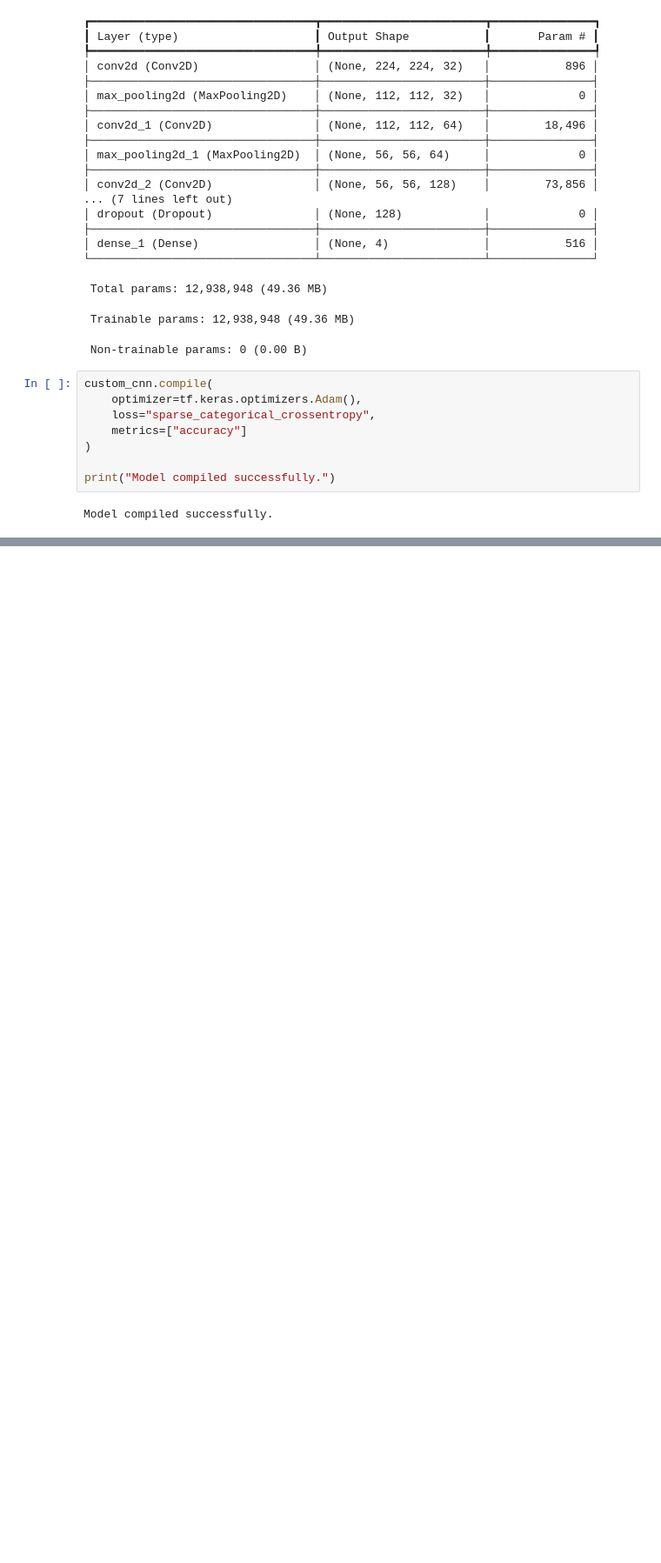
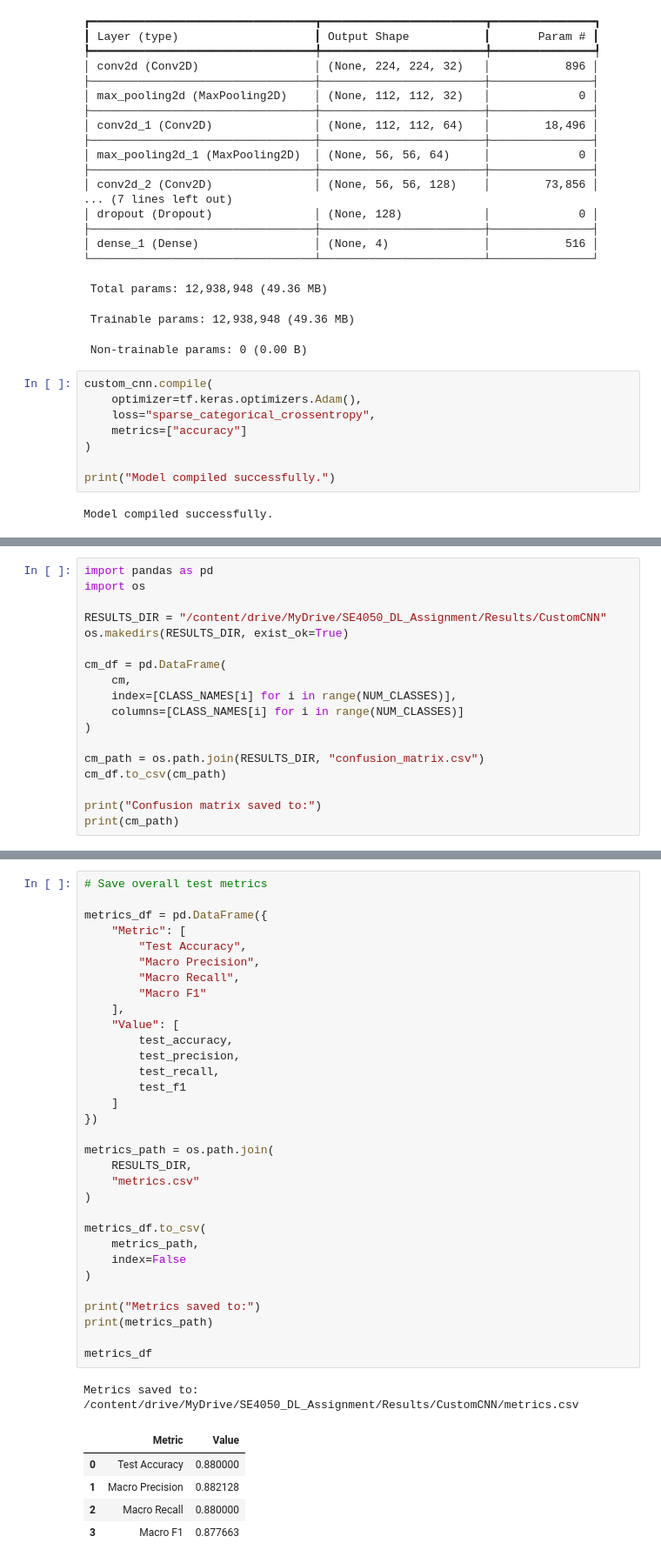
Before and after one commit to SavindiPanditha/SE4050-Brain-Tumor-Classification, a Jupyter notebook: notebooks/01_Custom_CNN.ipynb, the cells around one changed output, grey strips where cells are left out. Shown at 87% size. Drawn from its saved outputs; the diff is of its cells as text; blank space fills up the shorter version.

```diff
--- a/notebooks/01_Custom_CNN.ipynb
+++ b/notebooks/01_Custom_CNN.ipynb
@@ -478,0 +705,18 @@ plt.show()
+# %%
+import pandas as pd
+import os
+
+RESULTS_DIR = "/content/drive/MyDrive/SE4050_DL_Assignment/Results/CustomCNN"
+os.makedirs(RESULTS_DIR, exist_ok=True)
+
+cm_df = pd.DataFrame(
+    cm,
+    index=[CLASS_NAMES[i] for i in range(NUM_CLASSES)],
+    columns=[CLASS_NAMES[i] for i in range(NUM_CLASSES)]
+)
+
+cm_path = os.path.join(RESULTS_DIR, "confusion_matrix.csv")
+cm_df.to_csv(cm_path)
+
+print("Confusion matrix saved to:")
+print(cm_path)
@@ -478,0 +743,40 @@ plt.show()
+# %%
+# Save overall test metrics
+
+metrics_df = pd.DataFrame({
+    "Metric": [
+        "Test Accuracy",
+        "Macro Precision",
+        "Macro Recall",
+        "Macro F1"
+    ],
+    "Value": [
+        test_accuracy,
+        test_precision,
+        test_recall,
+        test_f1
+    ]
+})
+
+metrics_path = os.path.join(
+    RESULTS_DIR,
+    "metrics.csv"
+)
+
+metrics_df.to_csv(
+    metrics_path,
+    index=False
+)
+
+print("Metrics saved to:")
+print(metrics_path)
+
+metrics_df
+# %% [output]
+Metrics saved to:
+/content/drive/MyDrive/SE4050_DL_Assignment/Results/CustomCNN/metrics.csv
+|  | Metric | Value |
+| 0 | Test Accuracy | 0.880000 |
+| 1 | Macro Precision | 0.882128 |
+| 2 | Macro Recall | 0.880000 |
+| 3 | Macro F1 | 0.877663 |
```
Also changed, not shown: parts of 16 cells of this notebook.
